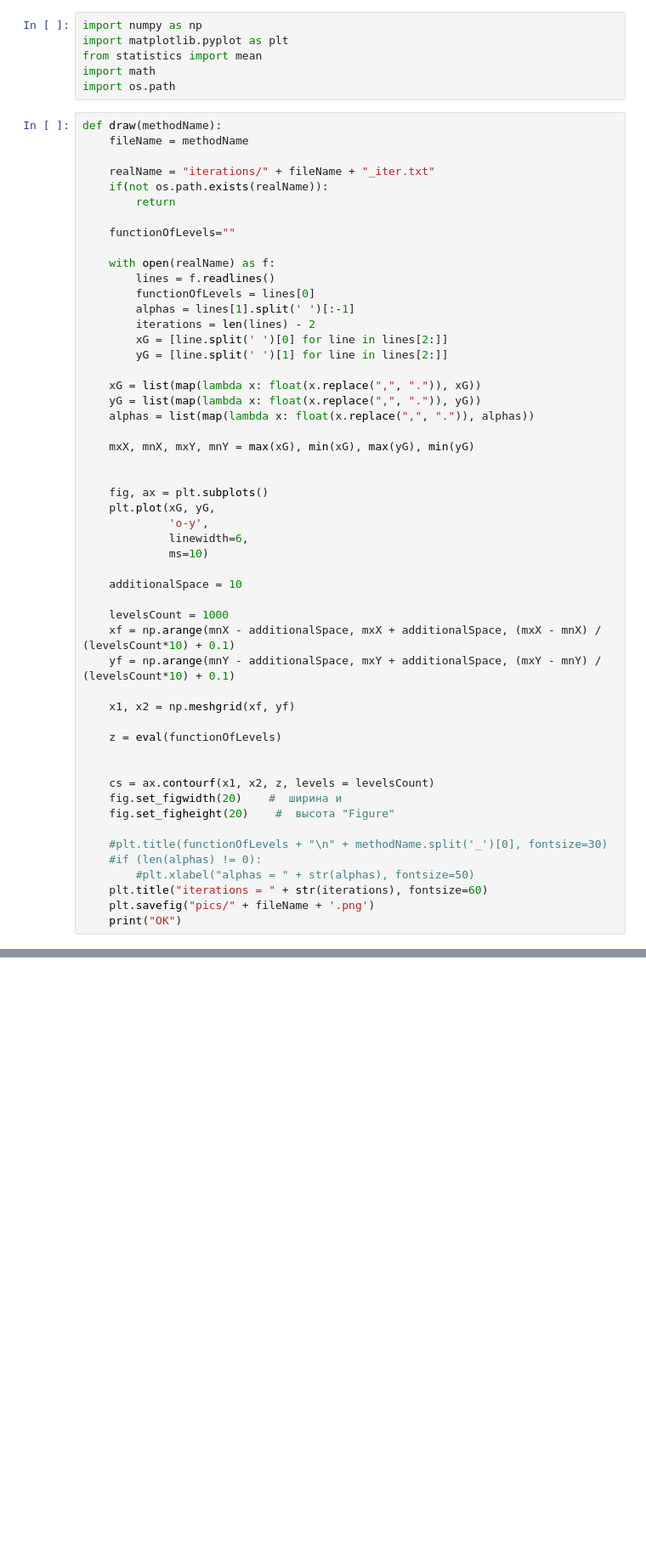
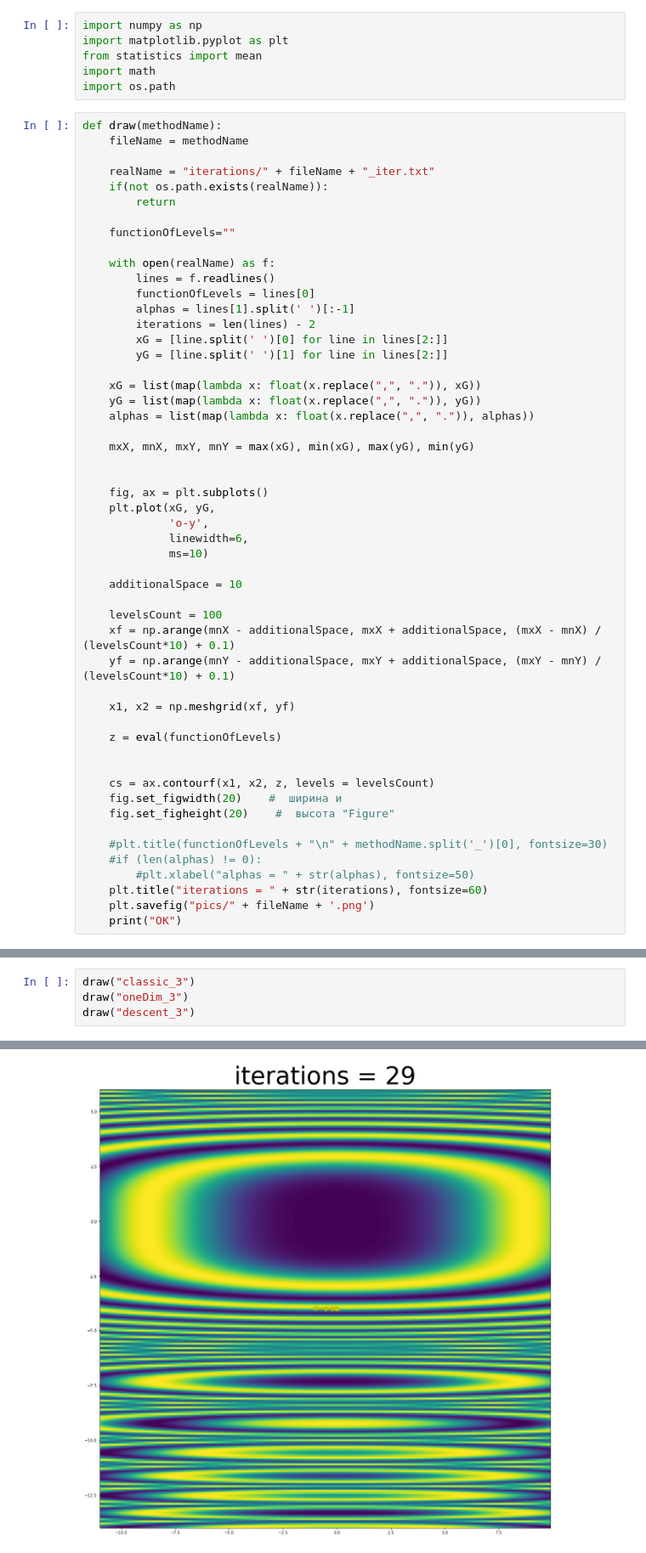
Before and after one commit to Brat-vseznamus/optimization-methods, a Jupyter notebook: pythonUtils/Graphs.ipynb, the cells around one changed output, grey strips where cells are left out. Shown at 85% size. Saved outputs shown, nothing was run; the diff lists cells and outputs as text; blank space fills up the shorter version.

```diff
--- a/pythonUtils/Graphs.ipynb
+++ b/pythonUtils/Graphs.ipynb
@@ -37,7 +37,7 @@ def draw(methodName):
 
     additionalSpace = 10
 
-    levelsCount = 1000
+    levelsCount = 100
     xf = np.arange(mnX - additionalSpace, mxX + additionalSpace, (mxX - mnX) / (levelsCount*10) + 0.1)
     yf = np.arange(mnY - additionalSpace, mxY + additionalSpace, (mxY - mnY) / (levelsCount*10) + 0.1)
 
@@ -94,0 +66,5 @@ draw("descent_0")
+# %%
+draw("classic_3")
+draw("oneDim_3")
+draw("descent_3")
+# %% [output]
@@ -94,0 +74 @@ draw("descent_0")
+[figure, added]
```
Also changed, not shown: parts of 4 cells of this notebook, 16 other files.
